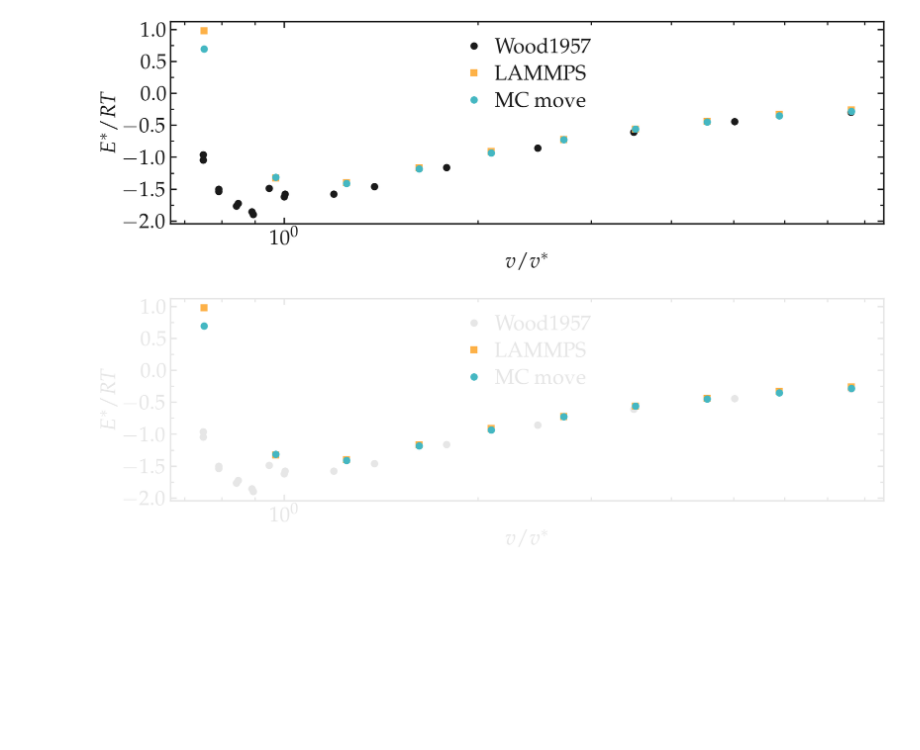
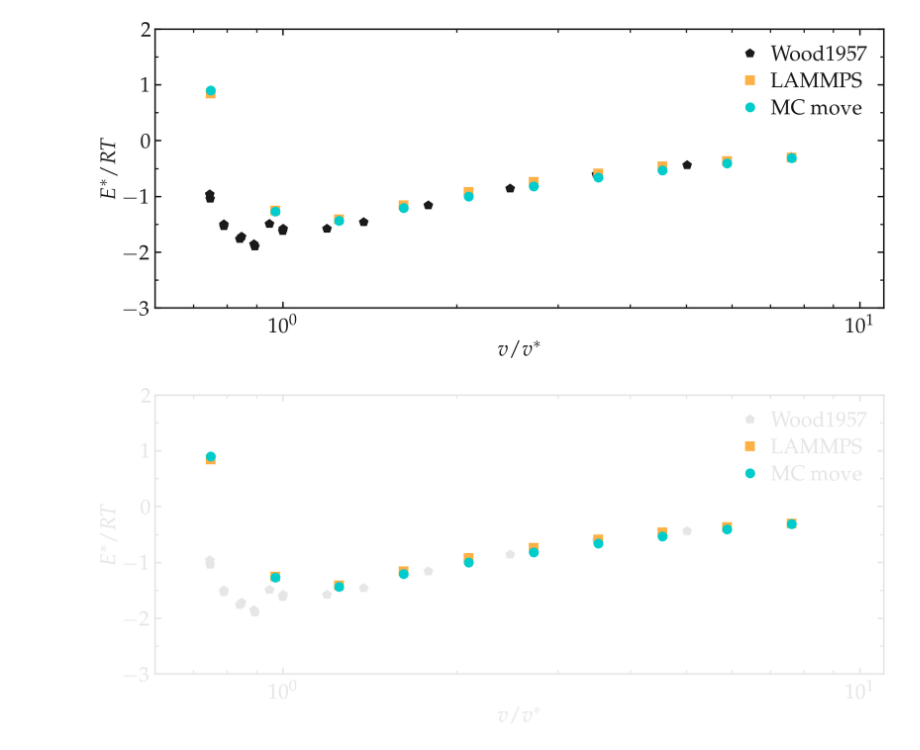
Before and after one commit to mdcourse/python-codes, a Jupyter notebook: illustration/Equation-of-state/energy-vs-density-pyplot.ipynb, the cells around one changed output. Drawn from its saved outputs; the diff is of its cells as text; code cells hidden in the pictures; blank space fills up the shorter version.

Commit message:
improved figures project

```diff
--- a/illustration/Equation-of-state/energy-vs-density-pyplot.ipynb
+++ b/illustration/Equation-of-state/energy-vs-density-pyplot.ipynb
@@ -49,24 +49,24 @@ Epot_vs_tau_lmp = np.array(Epot_vs_tau_lmp)
 # %%
 filename = "energy-vs-density"
 for dark_mode in [False, True]:
     myplt = PltTools()
-    myplt.prepare_figure(fig_size = (18,6), dark_mode = dark_mode,
+    myplt.prepare_figure(fig_size = (18,8), dark_mode = dark_mode,
                         transparency = True, use_serif=True)
     myplt.add_panel()
     myplt.add_plot(x = Wood1957[:,0], y = Wood1957[:,1], type = "semilogx",
-                   linewidth_data = 3, marker = "o", data_color = "autogray",
-                   markersize = 12, data_label = r'$\mathrm{Wood1957}$')
+                   linewidth_data = 3, marker = "p", data_color = "autogray",
+                   markersize = 16, data_label = r'$\mathrm{Wood1957}$')
     myplt.add_plot(x = Epot_vs_tau_lmp[:,0], y = Epot_vs_tau_lmp[:,1], type = "semilogx",
                    linewidth_data = 3, marker = "s", data_color = 1,
-                   markersize = 12, data_label = r'$\mathrm{LAMMPS}$')
+                   markersize = 16, data_label = r'$\mathrm{LAMMPS}$')
     myplt.add_plot(x = Epot_vs_tau[:,0], y = Epot_vs_tau[:,1], type = "semilogx",
-                   linewidth_data = 3, marker = "o", data_color = 0,
-                   markersize = 12, data_label = r'$\mathrm{MC~move}$')
+                   linewidth_data = 3, marker = "o", data_color = np.array([0, 0.8, 0.8]),
+                   markersize = 16, data_label = r'$\mathrm{MC~move}$')
     myplt.complete_panel(ylabel = r'$E^* / R T$', xlabel = r'$v / v^*$',
-                         xpad = 10, legend=True, handlelength_legend=1)
-    #myplt.set_boundaries(x_boundaries=(0.6, 10), y_ticks=np.arange(-2., 0.6, 0.5),
-    #                     y_boundaries=(-2, 0.5))
+                         xpad = 16, legend=True, handlelength_legend=1)
+    myplt.set_boundaries(x_boundaries=(0.6, 11), y_ticks=np.arange(-3., 2.1, 1),
+                         y_boundaries=(-3, 2))
     myplt.save_figure(filename = filename, saving_path = './')
 # %% [output]
-[figure, old version]
+[figure, new version]
-[figure, old version]
+[figure, new version]
```
Also changed, not shown: 6 other files.
